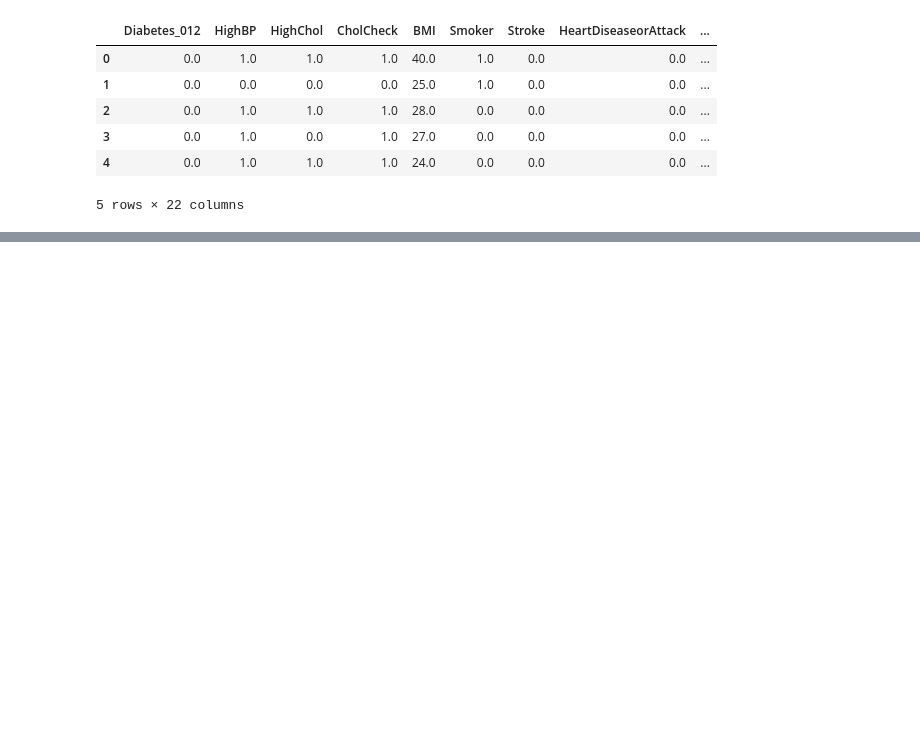
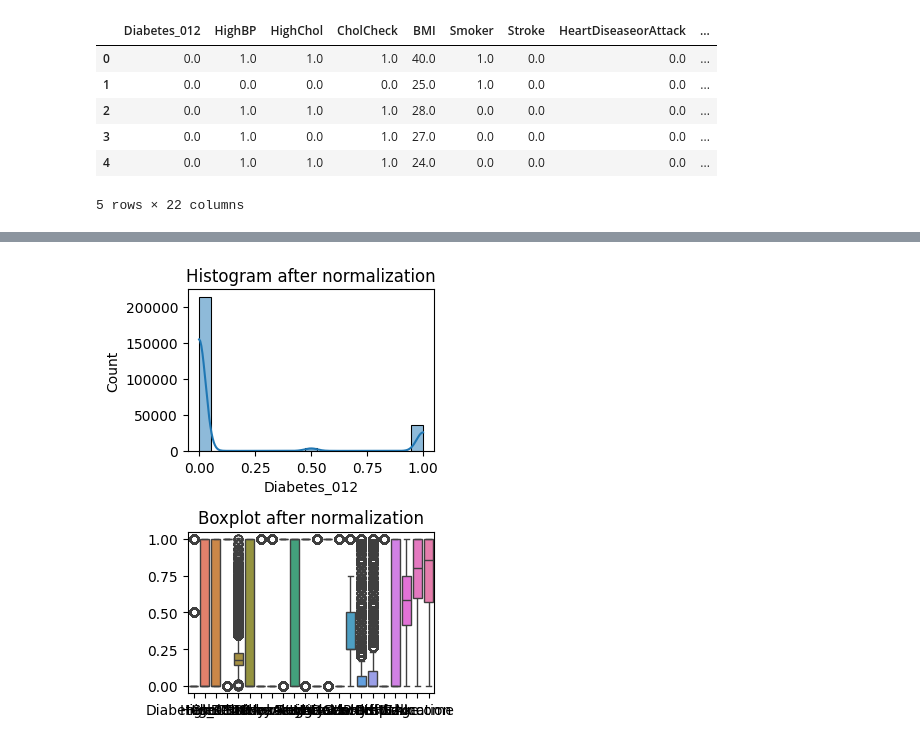
Before and after one commit to renatacatelli/SOM, a Jupyter notebook: SOM network.ipynb, the cells around one changed output, grey strips where cells are left out. Saved outputs shown, nothing was run; the diff lists cells and outputs as text; code cells hidden in the pictures; blank space fills up the shorter version.

```diff
--- a/SOM network.ipynb
+++ b/SOM network.ipynb
@@ -15,0 +135,6 @@ df.head()
+# %%
+# Create object to normalize
+scaler = MinMaxScaler()
+# %%
+# Normalize df
+df_normalized = pd.DataFrame(scaler.fit_transform(df), columns=df.columns)
@@ -15,0 +171,13 @@ df.head()
+# %%
+plt.subplot(2, 2, 2)
+sns.histplot(data=df_normalized, x='Diabetes_012', kde=True)
+plt.title('Histogram after normalization')
+
+plt.subplot(2, 2, 4)
+sns.boxplot(data=df_normalized)
+plt.title('Boxplot after normalization')
+
+plt.tight_layout()
+plt.show()
+# %% [output]
+[figure, added]
```
Also changed, not shown: parts of 12 cells of this notebook.
